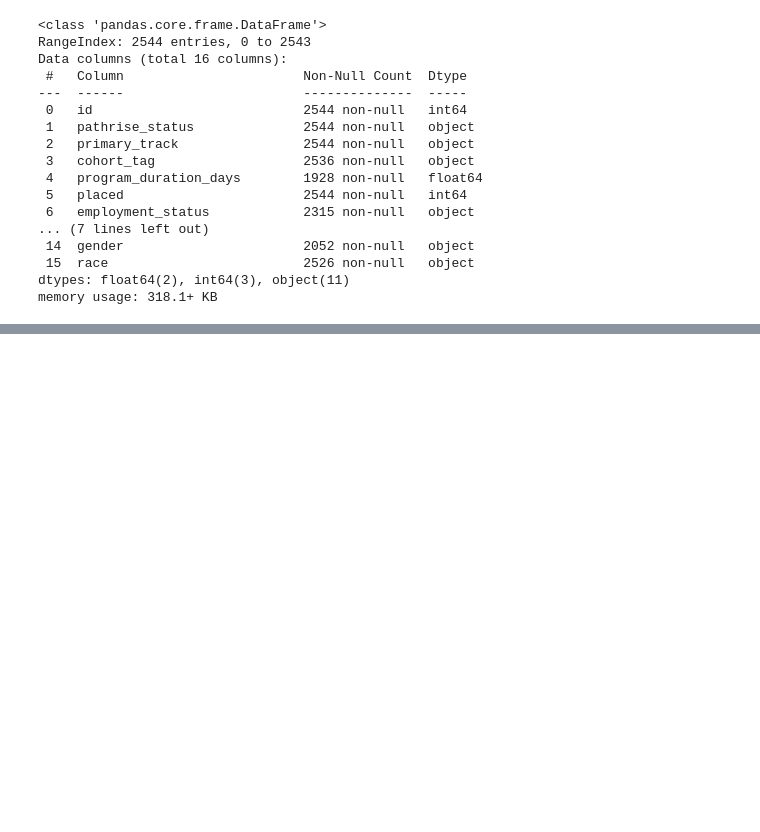
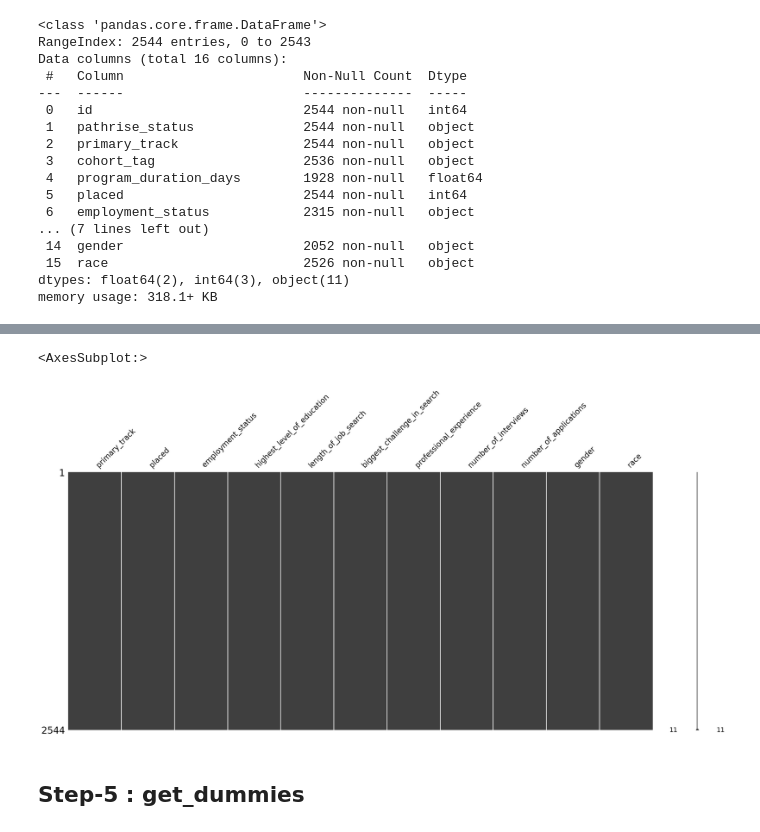
Before and after one commit to ilish65/Pathrise_project, a Jupyter notebook: pathrise.ipynb, the cells around one changed output, grey strips where cells are left out. Drawn from its saved outputs; the diff is of its cells as text; code cells hidden in the pictures; blank space fills up the shorter version.

```diff
--- a/pathrise.ipynb
+++ b/pathrise.ipynb
@@ -65,0 +378,2 @@ df.head(5)
+# %%
+df['length_of_job_search'].fillna('missed',  inplace=True)
@@ -65,0 +403,2 @@ df.head(5)
+# %%
+df['highest_level_of_education'].fillna('missed', inplace=True)
@@ -65,0 +433,2 @@ df.head(5)
+# %%
+df['biggest_challenge_in_search'].fillna('missed', inplace=True)
@@ -65,0 +465,2 @@ df.head(5)
+# %%
+df['race']= df['race'].replace(np.nan , "Decline to Self Identify")
@@ -65,0 +480,7 @@ df.head(5)
+# %%
+msno.matrix(df)
+# %% [output]
+<AxesSubplot:>
+[figure, added]
+# %% [markdown]
+## Step-5 : get_dummies
```
Also changed, not shown: parts of 68 cells of this notebook.
